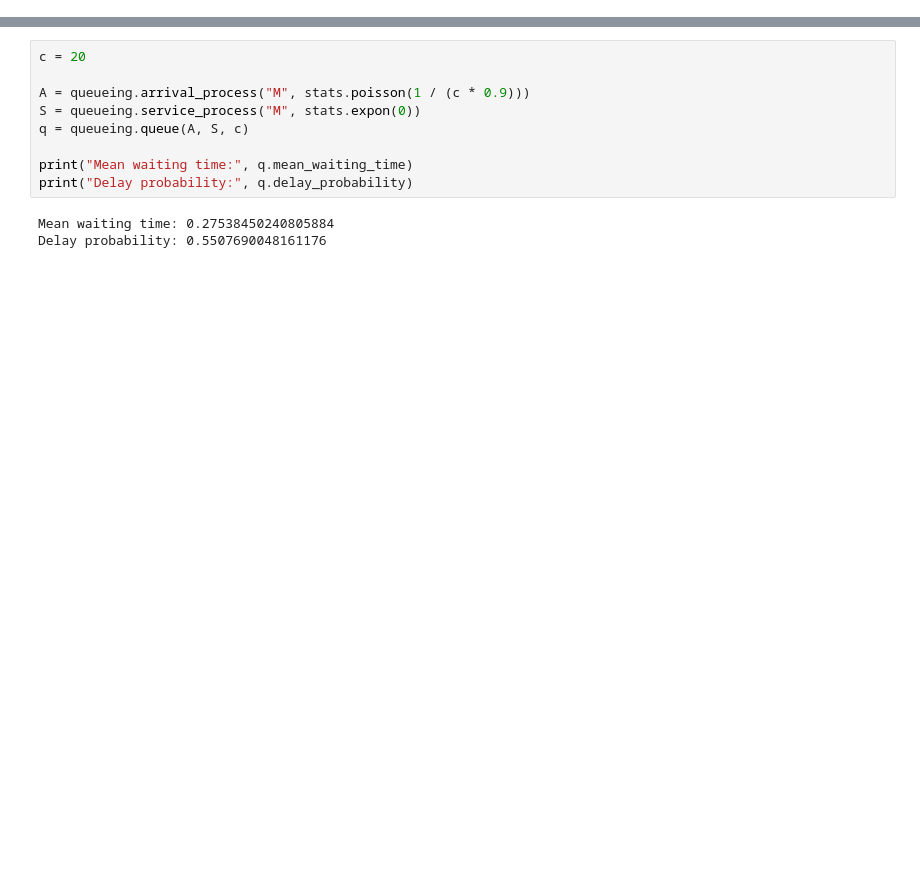
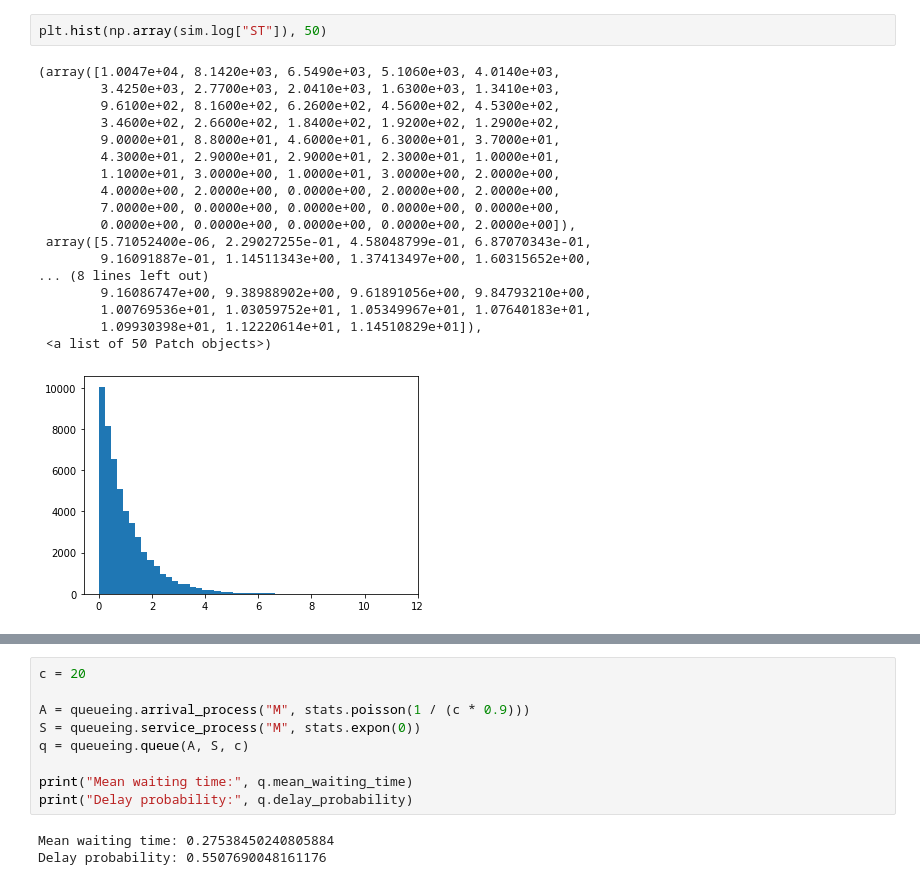
Before and after one commit to TUDelft-CITG/OpenQTSim, a Jupyter notebook: notebooks/Basic Queue using package.ipynb, the cells around one changed output, grey strips where cells are left out. Saved outputs shown, nothing was run; the diff lists cells and outputs as text; blank space fills up the shorter version.

```diff
--- a/notebooks/Basic Queue using package.ipynb
+++ b/notebooks/Basic Queue using package.ipynb
@@ -3,0 +85,21 @@ import queueing
+# %%
+plt.hist(np.array(sim.log["ST"]), 50)
+# %% [output]
+(array([1.0047e+04, 8.1420e+03, 6.5490e+03, 5.1060e+03, 4.0140e+03,
+        3.4250e+03, 2.7700e+03, 2.0410e+03, 1.6300e+03, 1.3410e+03,
+        9.6100e+02, 8.1600e+02, 6.2600e+02, 4.5600e+02, 4.5300e+02,
+        3.4600e+02, 2.6600e+02, 1.8400e+02, 1.9200e+02, 1.2900e+02,
+        9.0000e+01, 8.8000e+01, 4.6000e+01, 6.3000e+01, 3.7000e+01,
+        4.3000e+01, 2.9000e+01, 2.9000e+01, 2.3000e+01, 1.0000e+01,
+        1.1000e+01, 3.0000e+00, 1.0000e+01, 3.0000e+00, 2.0000e+00,
+        4.0000e+00, 2.0000e+00, 0.0000e+00, 2.0000e+00, 2.0000e+00,
+        7.0000e+00, 0.0000e+00, 0.0000e+00, 0.0000e+00, 0.0000e+00,
+        0.0000e+00, 0.0000e+00, 0.0000e+00, 0.0000e+00, 2.0000e+00]),
+ array([5.71052400e-06, 2.29027255e-01, 4.58048799e-01, 6.87070343e-01,
+        9.16091887e-01, 1.14511343e+00, 1.37413497e+00, 1.60315652e+00,
+... (8 lines left out)
+        9.16086747e+00, 9.38988902e+00, 9.61891056e+00, 9.84793210e+00,
+        1.00769536e+01, 1.03059752e+01, 1.05349967e+01, 1.07640183e+01,
+        1.09930398e+01, 1.12220614e+01, 1.14510829e+01]),
+ <a list of 50 Patch objects>)
+[figure, added]
```
Also changed, not shown: parts of 19 cells of this notebook, 4 other files.
